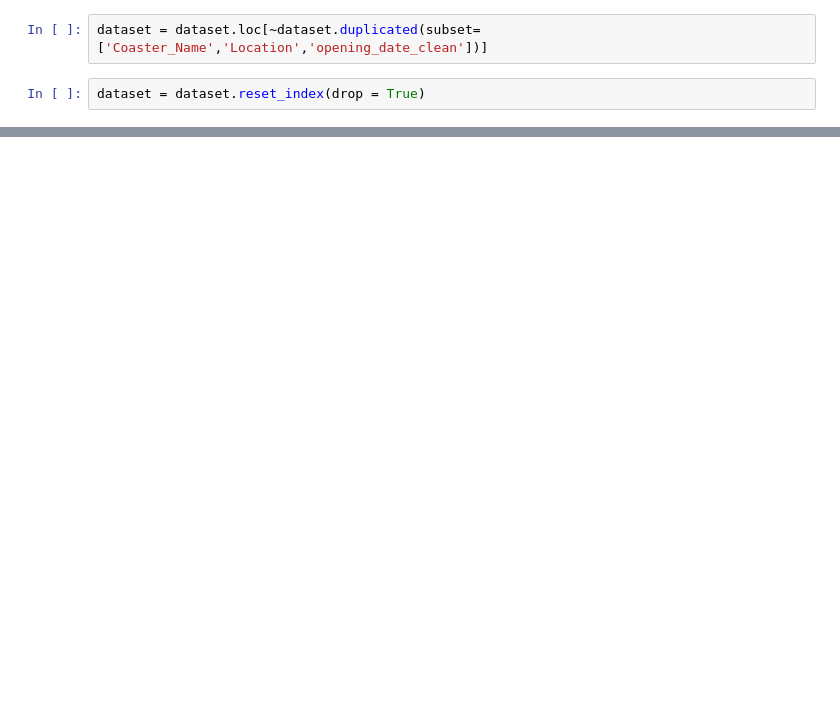
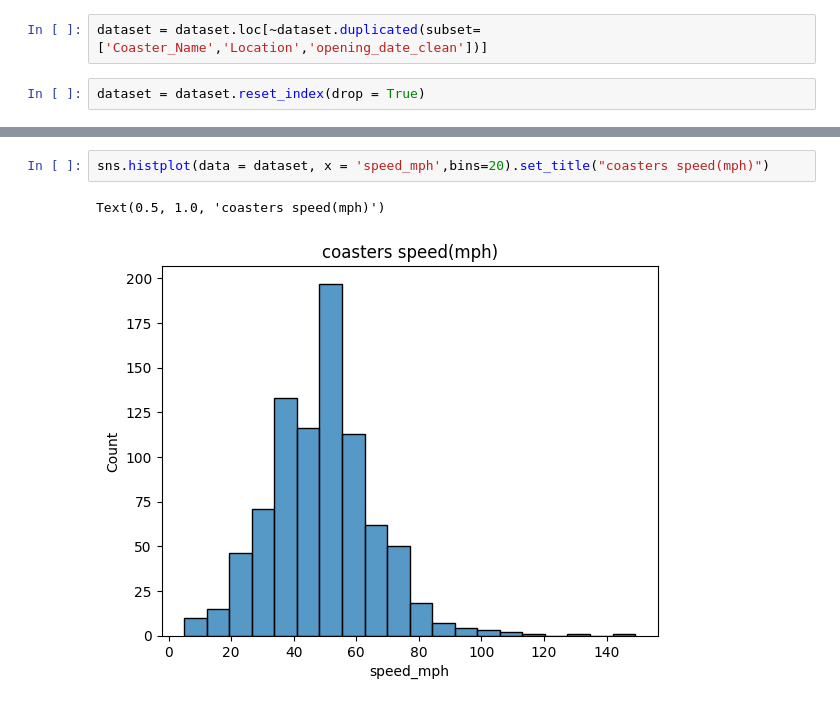
Before and after one commit to DHRUV-29-10-3/eda_4, a Jupyter notebook: eda_roller_coster.ipynb, the cells around one changed output, grey strips where cells are left out. Cells and saved outputs as stored; diff of their text form; blank space fills up the shorter version.

```diff
--- a/eda_roller_coster.ipynb
+++ b/eda_roller_coster.ipynb
@@ -215,0 +250,5 @@ dataset.head()
+# %%
+sns.histplot(data = dataset, x = 'speed_mph',bins=20).set_title("coasters speed(mph)")
+# %% [output]
+Text(0.5, 1.0, 'coasters speed(mph)')
+[figure, added]
```
Also changed, not shown: parts of 16 cells of this notebook, 1 other file.
